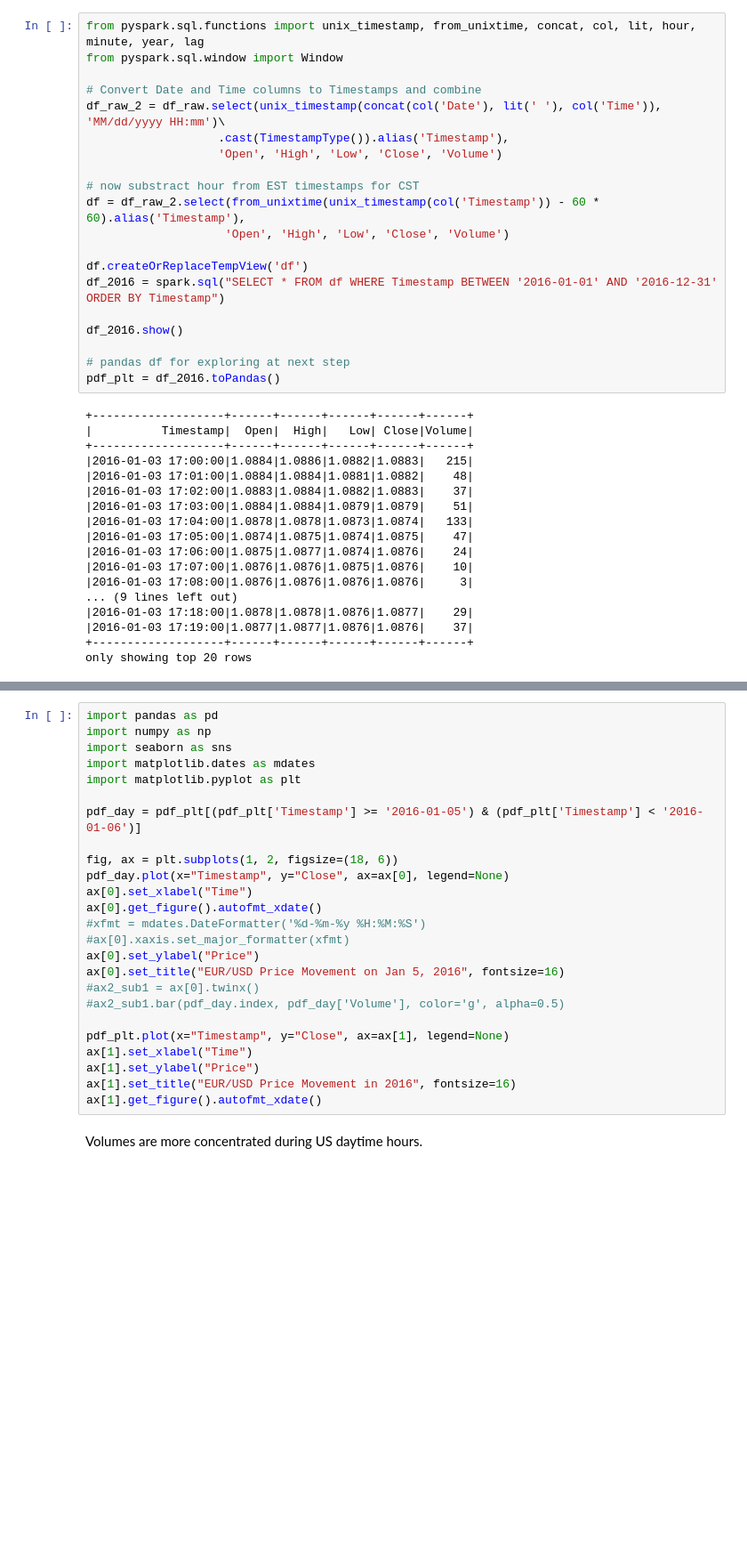
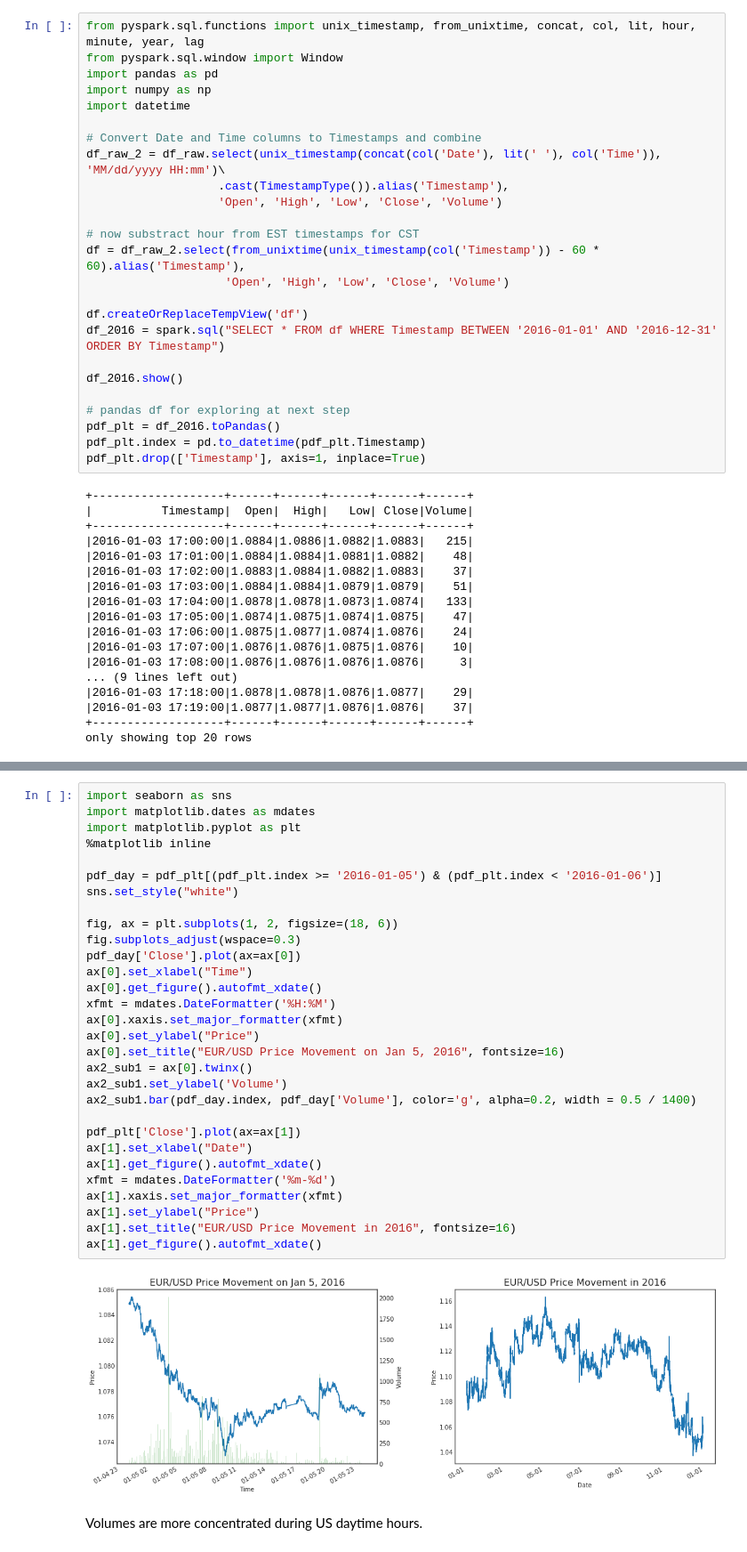
Before and after one commit to braddroegkamp/eu_lstm_watson, a Jupyter notebook: EURUSD_Price_Prediction_Using_LSTM.ipynb, the cells around one changed output, grey strips where cells are left out. Shown at 89% size. Cells and saved outputs as stored; diff of their text form; blank space fills up the shorter version.

```diff
--- a/EURUSD_Price_Prediction_Using_LSTM.ipynb
+++ b/EURUSD_Price_Prediction_Using_LSTM.ipynb
@@ -81,6 +83,9 @@ only showing top 20 rows
 # %%
 from pyspark.sql.functions import unix_timestamp, from_unixtime, concat, col, lit, hour, minute, year, lag
 from pyspark.sql.window import Window
+import pandas as pd
+import numpy as np
+import datetime
 
 # Convert Date and Time columns to Timestamps and combine
 df_raw_2 = df_raw.select(unix_timestamp(concat(col('Date'), lit(' '), col('Time')), 'MM/dd/yyyy HH:mm')\
@@ -98,6 +103,8 @@ df_2016.show()
 
 # pandas df for exploring at next step
 pdf_plt = df_2016.toPandas()
+pdf_plt.index = pd.to_datetime(pdf_plt.Timestamp)
+pdf_plt.drop(['Timestamp'], axis=1, inplace=True)
 # %% [output]
 +-------------------+------+------+------+------+------+
 |          Timestamp|  Open|  High|   Low| Close|Volume|
@@ -123,27 +130,34 @@ As expected, prices are not stationary.  We will use returns rather than price t
 # %%
-import pandas as pd
-import numpy as np
 import seaborn as sns
 import matplotlib.dates as mdates
 import matplotlib.pyplot as plt
+%matplotlib inline
 
-pdf_day = pdf_plt[(pdf_plt['Timestamp'] >= '2016-01-05') & (pdf_plt['Timestamp'] < '2016-01-06')]
+pdf_day = pdf_plt[(pdf_plt.index >= '2016-01-05') & (pdf_plt.index < '2016-01-06')]
+sns.set_style("white")
 
 fig, ax = plt.subplots(1, 2, figsize=(18, 6))
-pdf_day.plot(x="Timestamp", y="Close", ax=ax[0], legend=None)
+fig.subplots_adjust(wspace=0.3)
+pdf_day['Close'].plot(ax=ax[0])
 ax[0].set_xlabel("Time")
 ax[0].get_figure().autofmt_xdate()
-#xfmt = mdates.DateFormatter('%d-%m-%y %H:%M:%S')
-#ax[0].xaxis.set_major_formatter(xfmt)
+xfmt = mdates.DateFormatter('%H:%M')
+ax[0].xaxis.set_major_formatter(xfmt)
 ax[0].set_ylabel("Price")
 ax[0].set_title("EUR/USD Price Movement on Jan 5, 2016", fontsize=16)
-#ax2_sub1 = ax[0].twinx()
-#ax2_sub1.bar(pdf_day.index, pdf_day['Volume'], color='g', alpha=0.5)
+ax2_sub1 = ax[0].twinx()
+ax2_sub1.set_ylabel('Volume')
+ax2_sub1.bar(pdf_day.index, pdf_day['Volume'], color='g', alpha=0.2, width = 0.5 / 1400)
 
-pdf_plt.plot(x="Timestamp", y="Close", ax=ax[1], legend=None)
-ax[1].set_xlabel("Time")
+pdf_plt['Close'].plot(ax=ax[1])
+ax[1].set_xlabel("Date")
+ax[1].get_figure().autofmt_xdate()
+xfmt = mdates.DateFormatter('%m-%d')
+ax[1].xaxis.set_major_formatter(xfmt)
 ax[1].set_ylabel("Price")
 ax[1].set_title("EUR/USD Price Movement in 2016", fontsize=16)
 ax[1].get_figure().autofmt_xdate()
+# %% [output]
+[figure, added]
 # %% [markdown]
 Volumes are more concentrated during US daytime hours.
```
Also changed, not shown: parts of 29 cells of this notebook.
